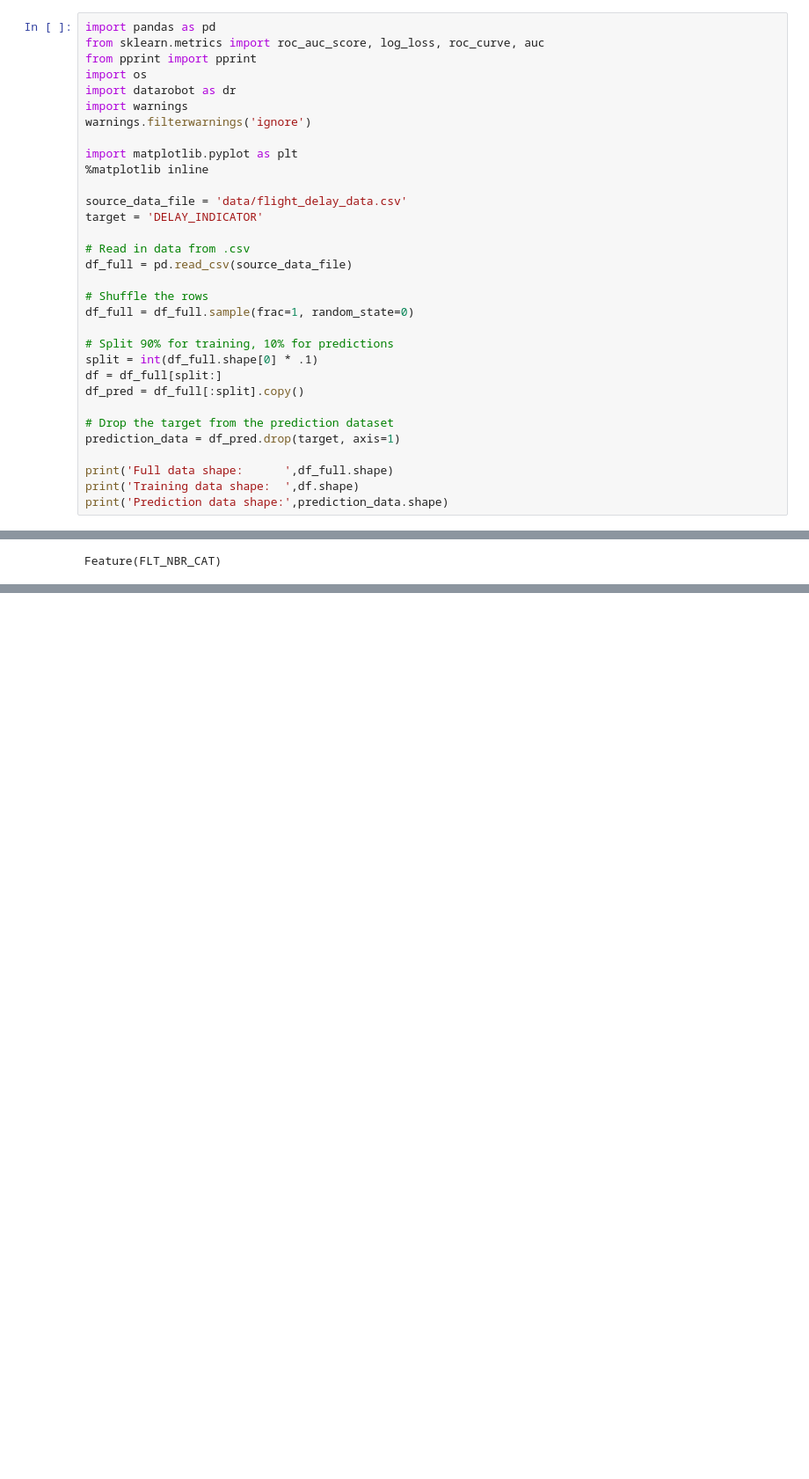
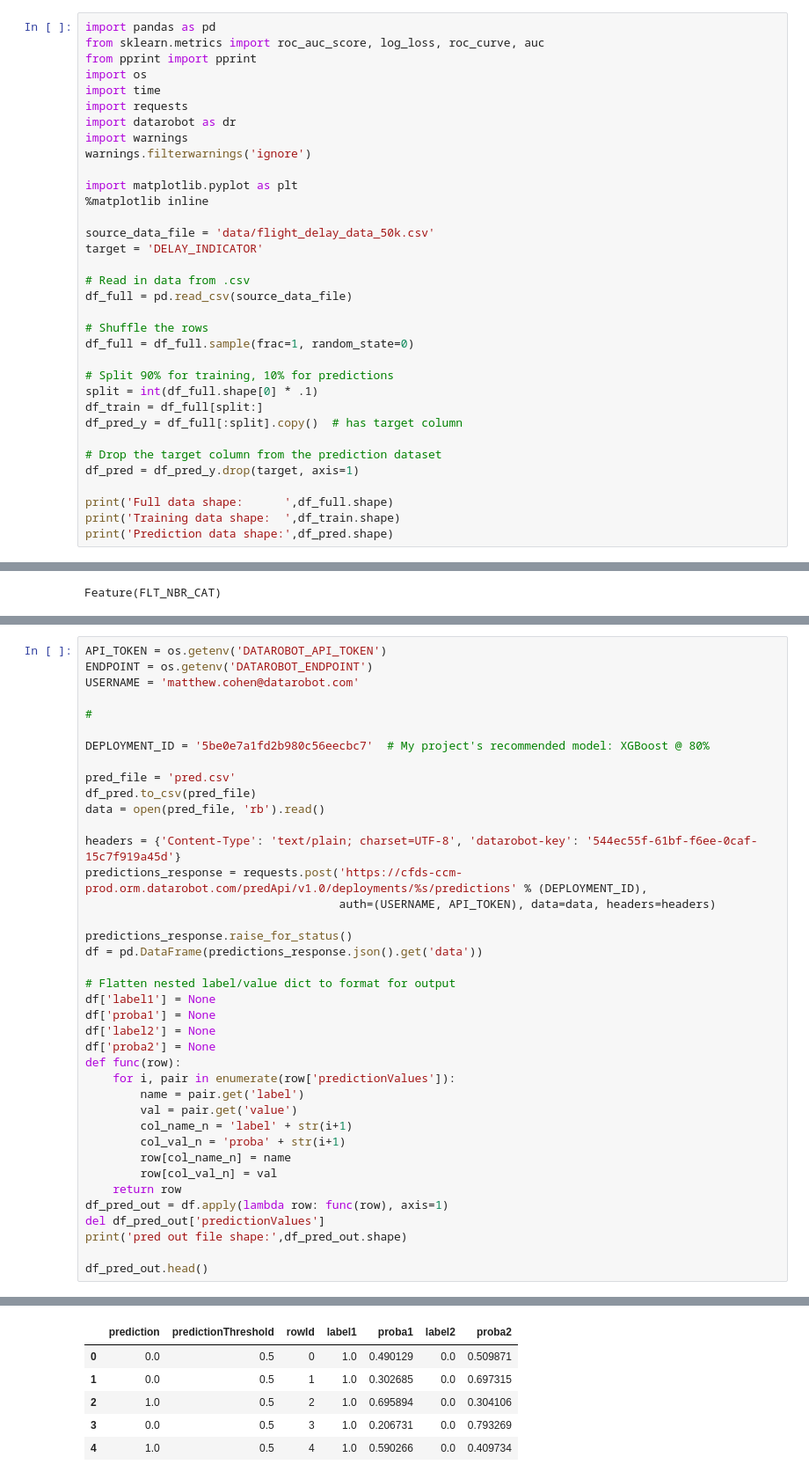
Before and after one commit to mcohenmcohen/DataRobot, a Jupyter notebook: Demo_Python_API/API_demo.ipynb, the cells around one changed output, grey strips where cells are left out. Shown at 88% size. Cells and saved outputs as stored; diff of their text form; blank space fills up the shorter version.

```diff
--- a/Demo_Python_API/API_demo.ipynb
+++ b/Demo_Python_API/API_demo.ipynb
@@ -6,6 +6,8 @@ import pandas as pd
 from sklearn.metrics import roc_auc_score, log_loss, roc_curve, auc
 from pprint import pprint
 import os
+import time
+import requests
 import datarobot as dr
 import warnings
 warnings.filterwarnings('ignore')
@@ -13,7 +15,7 @@ warnings.filterwarnings('ignore')
 import matplotlib.pyplot as plt
 %matplotlib inline
 
-source_data_file = 'data/flight_delay_data.csv'
+source_data_file = 'data/flight_delay_data_50k.csv'
 target = 'DELAY_INDICATOR'
 
 # Read in data from .csv
@@ -24,13 +26,13 @@ df_full = df_full.sample(frac=1, random_state=0)
 
 # Split 90% for training, 10% for predictions
 split = int(df_full.shape[0] * .1)
-df = df_full[split:]
-df_pred = df_full[:split].copy()
+df_train = df_full[split:]
+df_pred_y = df_full[:split].copy()  # has target column
 
-# Drop the target from the prediction dataset
-prediction_data = df_pred.drop(target, axis=1)
+# Drop the target column from the prediction dataset
+df_pred = df_pred_y.drop(target, axis=1)
 
 print('Full data shape:      ',df_full.shape)
-print('Training data shape:  ',df.shape)
-print('Prediction data shape:',prediction_data.shape)
+print('Training data shape:  ',df_train.shape)
+print('Prediction data shape:',df_pred.shape)
 # %% [output]
@@ -267,0 +330,40 @@ AUC:      0.691
+# %%
+API_TOKEN = os.getenv('DATAROBOT_API_TOKEN')
+ENDPOINT = os.getenv('DATAROBOT_ENDPOINT')
+USERNAME = 'matthew.cohen@datarobot.com'
+
+#
+
+DEPLOYMENT_ID = '5be0e7a1fd2b980c56eecbc7'  # My project's recommended model: XGBoost @ 80%
+
+pred_file = 'pred.csv'
+df_pred.to_csv(pred_file)
+data = open(pred_file, 'rb').read()
+
+headers = {'Content-Type': 'text/plain; charset=UTF-8', 'datarobot-key': '544ec55f-61bf-f6ee-0caf-15c7f919a45d'}
+predictions_response = requests.post('https://cfds-ccm-prod.orm.datarobot.com/predApi/v1.0/deployments/%s/predictions' % (DEPLOYMENT_ID),
+                                     auth=(USERNAME, API_TOKEN), data=data, headers=headers)
+
+predictions_response.raise_for_status()
+df = pd.DataFrame(predictions_response.json().get('data'))
+
+# Flatten nested label/value dict to format for output
+df['label1'] = None
+df['proba1'] = None
+df['label2'] = None
+df['proba2'] = None
+def func(row):
+    for i, pair in enumerate(row['predictionValues']):
+        name = pair.get('label')
+        val = pair.get('value')
+        col_name_n = 'label' + str(i+1)
+        col_val_n = 'proba' + str(i+1)
+        row[col_name_n] = name
+        row[col_val_n] = val
+    return row
+df_pred_out = df.apply(lambda row: func(row), axis=1)
+del df_pred_out['predictionValues']
+print('pred out file shape:',df_pred_out.shape)
+
+df_pred_out.head()
+# %% [output]
@@ -267,0 +371,6 @@ AUC:      0.691
+|  | prediction | predictionThreshold | rowId | label1 | proba1 | label2 | proba2 |
+| 0 | 0.0 | 0.5 | 0 | 1.0 | 0.490129 | 0.0 | 0.509871 |
+| 1 | 0.0 | 0.5 | 1 | 1.0 | 0.302685 | 0.0 | 0.697315 |
+| 2 | 1.0 | 0.5 | 2 | 1.0 | 0.695894 | 0.0 | 0.304106 |
+| 3 | 0.0 | 0.5 | 3 | 1.0 | 0.206731 | 0.0 | 0.793269 |
+| 4 | 1.0 | 0.5 | 4 | 1.0 | 0.590266 | 0.0 | 0.409734 |
```
Also changed, not shown: parts of 26 cells of this notebook, 2 other files.
